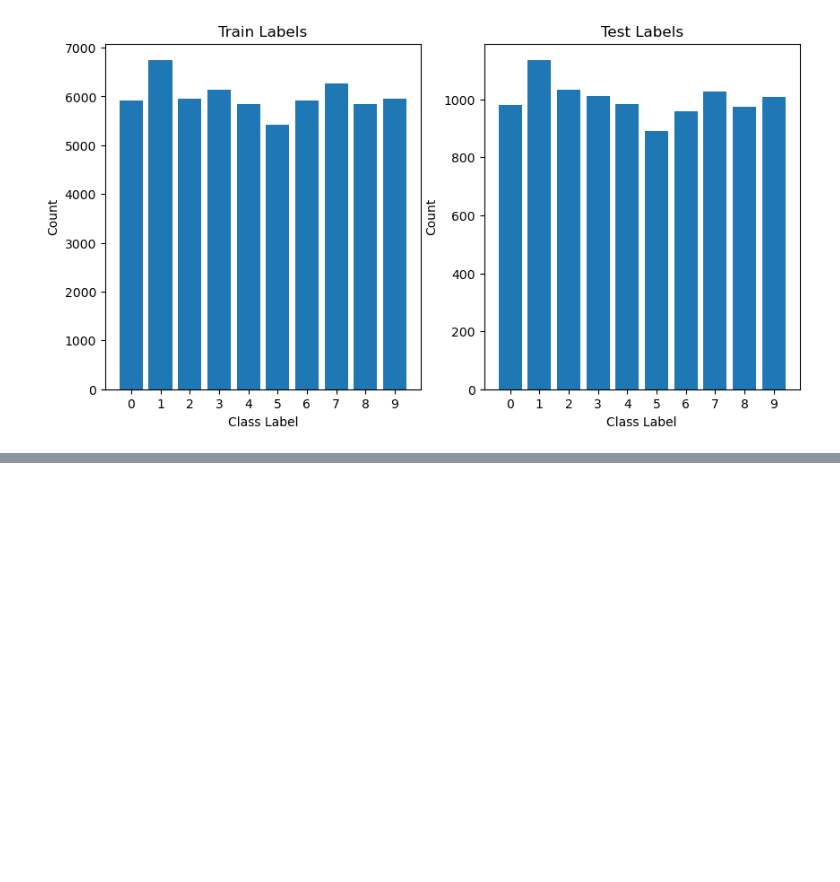
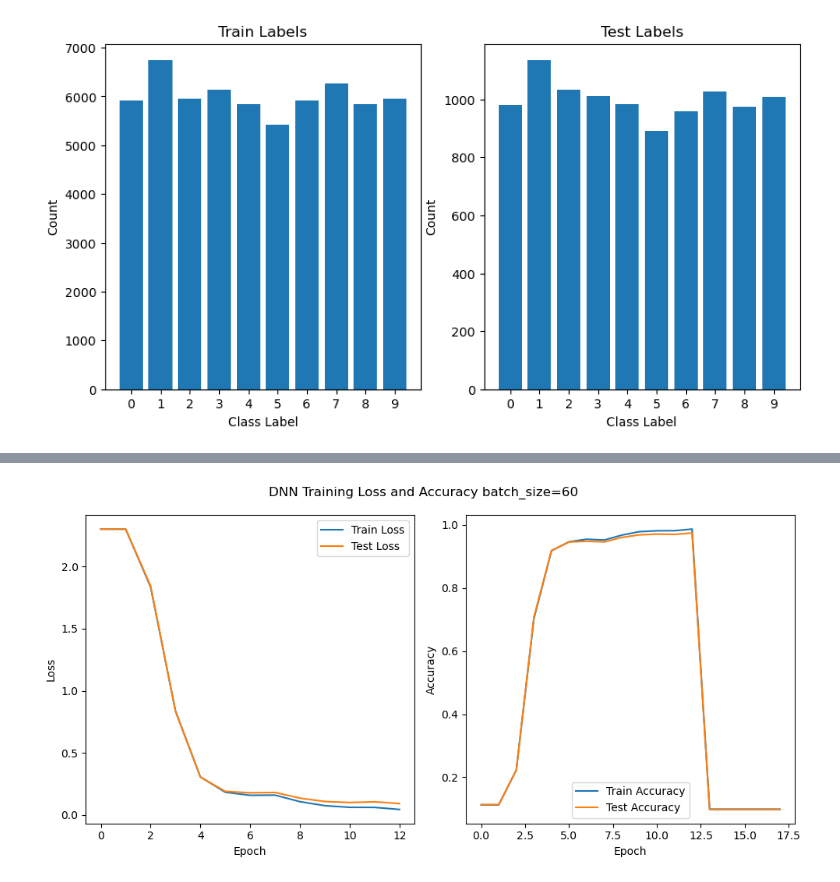
Before and after one commit to KaiMJ/ai_book, a Jupyter notebook: neural_network.ipynb, the cells around one changed output, grey strips where cells are left out. Drawn from its saved outputs; the diff is of its cells as text; code cells hidden in the pictures; blank space fills up the shorter version.

```diff
--- a/neural_network.ipynb
+++ b/neural_network.ipynb
@@ -228,0 +282,21 @@ for epoch in range(epochs=100):
+# %%
+fig, axs = plt.subplots(1, 2, figsize=(10, 5))
+
+axs[0].plot(train_losses, label="Train Loss")
+axs[0].plot(test_losses, label="Test Loss")
+axs[0].set_xlabel("Epoch")
+axs[0].set_ylabel("Loss")
+axs[0].legend()
+
+axs[1].plot(train_accuracies, label="Train Accuracy")
+axs[1].plot(test_accuracies, label="Test Accuracy")
+axs[1].set_xlabel("Epoch")
+axs[1].set_ylabel("Accuracy")
+axs[1].legend()
+plt.suptitle("DNN Training Loss and Accuracy batch_size=60")
+
+plt.tight_layout()
+plt.savefig("Figure_12.png")
+plt.show()
+# %% [output]
+[figure, added]
```
Also changed, not shown: parts of 11 cells of this notebook, 2 other files.
